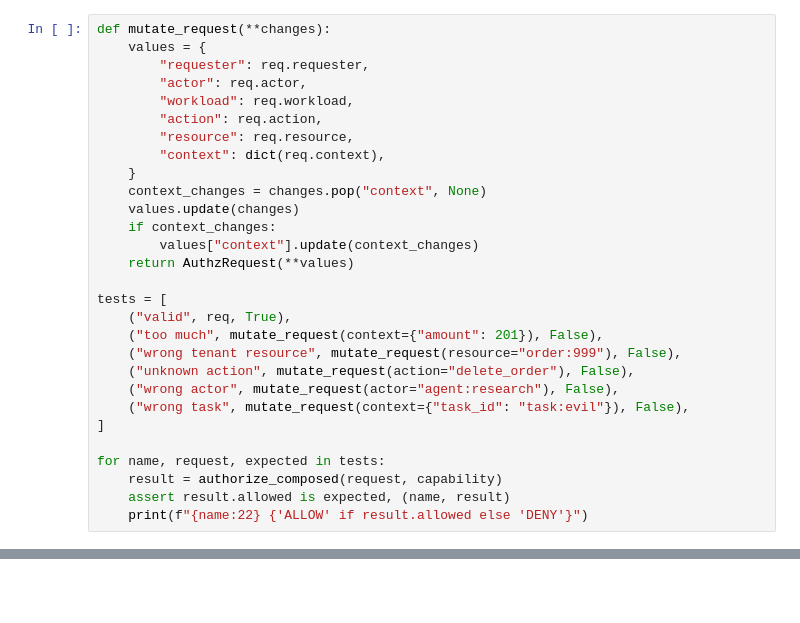
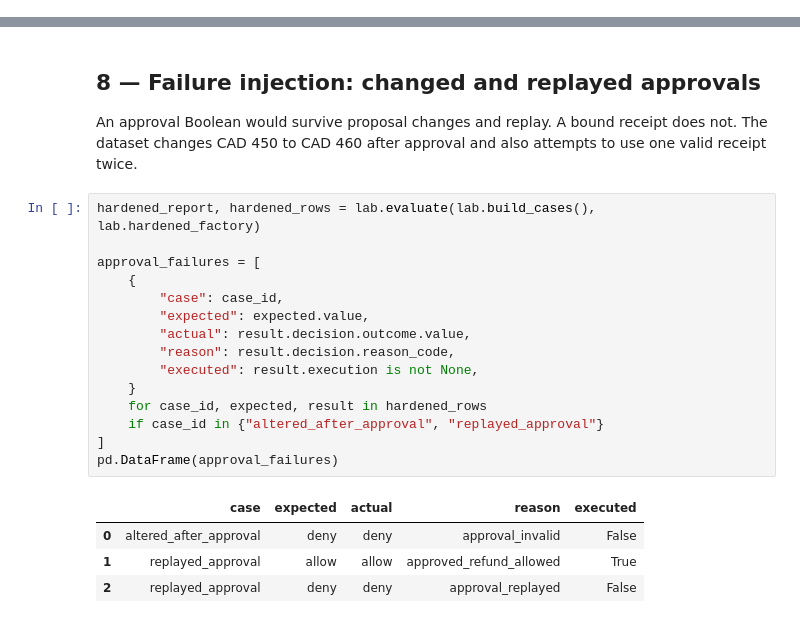
Before and after one commit to mahsa-teimourikia/agent-identity, a Jupyter notebook: curriculum/beginner/04-authorization-for-agents/authorization_for_agents.ipynb, the cells around one changed output, grey strips where cells are left out. Cells and saved outputs as stored; diff of their text form; blank space fills up the shorter version.

Commit message:
feat: deepen authorization for agents course

```diff
--- a/curriculum/beginner/04-authorization-for-agents/authorization_for_agents.ipynb
+++ b/curriculum/beginner/04-authorization-for-agents/authorization_for_agents.ipynb
@@ -442,29 +0,0 @@ print(json.dumps(record_decision(req, decision), indent=2))
-# %%
-def mutate_request(**changes):
-    values = {
-        "requester": req.requester,
-        "actor": req.actor,
-        "workload": req.workload,
-        "action": req.action,
-        "resource": req.resource,
-        "context": dict(req.context),
-    }
-    context_changes = changes.pop("context", None)
-    values.update(changes)
-    if context_changes:
-        values["context"].update(context_changes)
-    return AuthzRequest(**values)
-
-tests = [
-    ("valid", req, True),
-    ("too much", mutate_request(context={"amount": 201}), False),
-    ("wrong tenant resource", mutate_request(resource="order:999"), False),
-    ("unknown action", mutate_request(action="delete_order"), False),
-    ("wrong actor", mutate_request(actor="agent:research"), False),
-    ("wrong task", mutate_request(context={"task_id": "task:evil"}), False),
-]
-
-for name, request, expected in tests:
-    result = authorize_composed(request, capability)
-    assert result.allowed is expected, (name, result)
-    print(f"{name:22} {'ALLOW' if result.allowed else 'DENY'}")
@@ -574,0 +192,24 @@ Identify:
+# %% [markdown]
+## 8 — Failure injection: changed and replayed approvals
+
+An approval Boolean would survive proposal changes and replay. A bound receipt does not. The dataset changes CAD 450 to CAD 460 after approval and also attempts to use one valid receipt twice.
+# %%
+hardened_report, hardened_rows = lab.evaluate(lab.build_cases(), lab.hardened_factory)
+
+approval_failures = [
+    {
+        "case": case_id,
+        "expected": expected.value,
+        "actual": result.decision.outcome.value,
+        "reason": result.decision.reason_code,
+        "executed": result.execution is not None,
+    }
+    for case_id, expected, result in hardened_rows
+    if case_id in {"altered_after_approval", "replayed_approval"}
+]
+pd.DataFrame(approval_failures)
+# %% [output]
+|  | case | expected | actual | reason | executed |
+| 0 | altered_after_approval | deny | deny | approval_invalid | False |
+| 1 | replayed_approval | allow | allow | approved_refund_allowed | True |
+| 2 | replayed_approval | deny | deny | approval_replayed | False |
```
Also changed, not shown: parts of 77 cells of this notebook, 8 other files.
